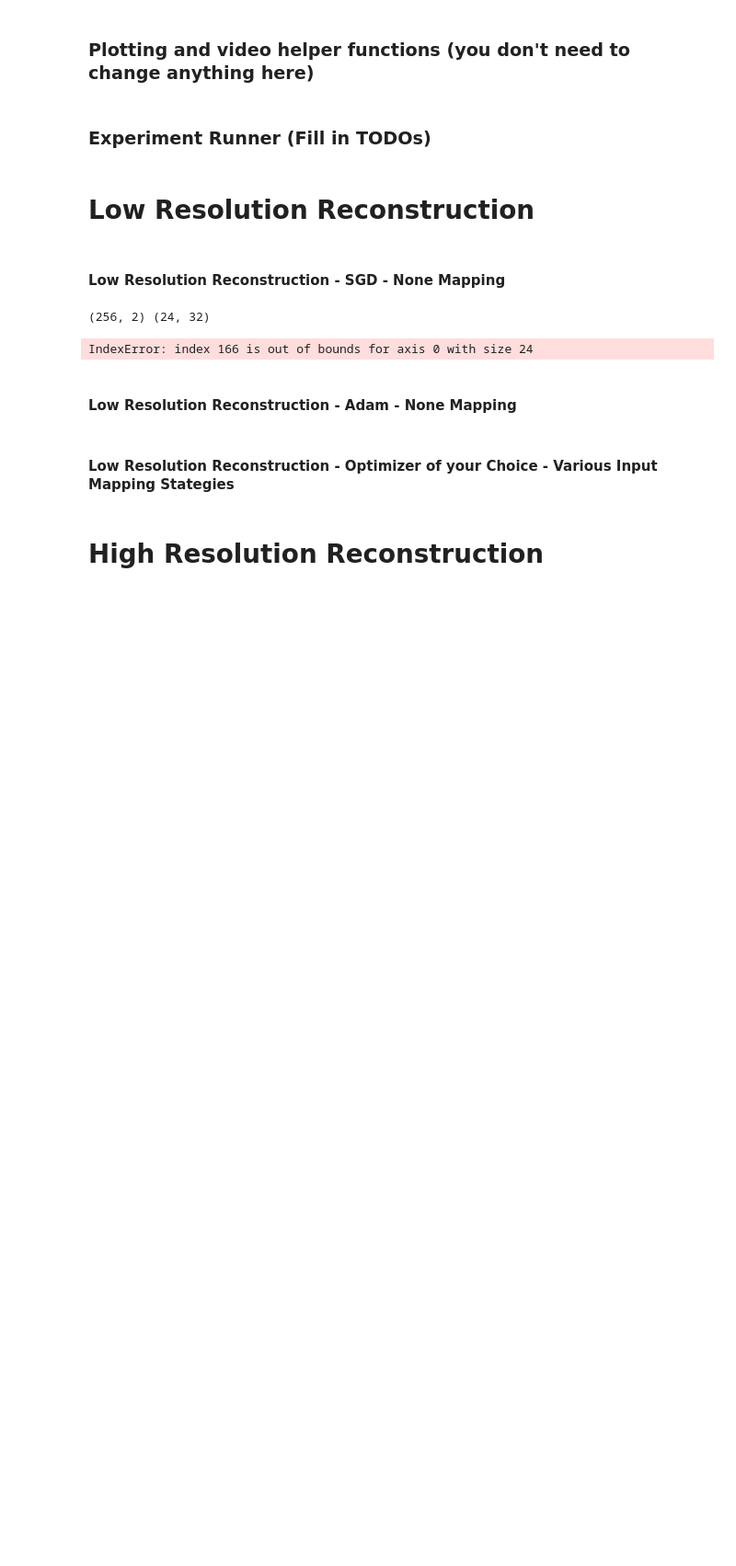
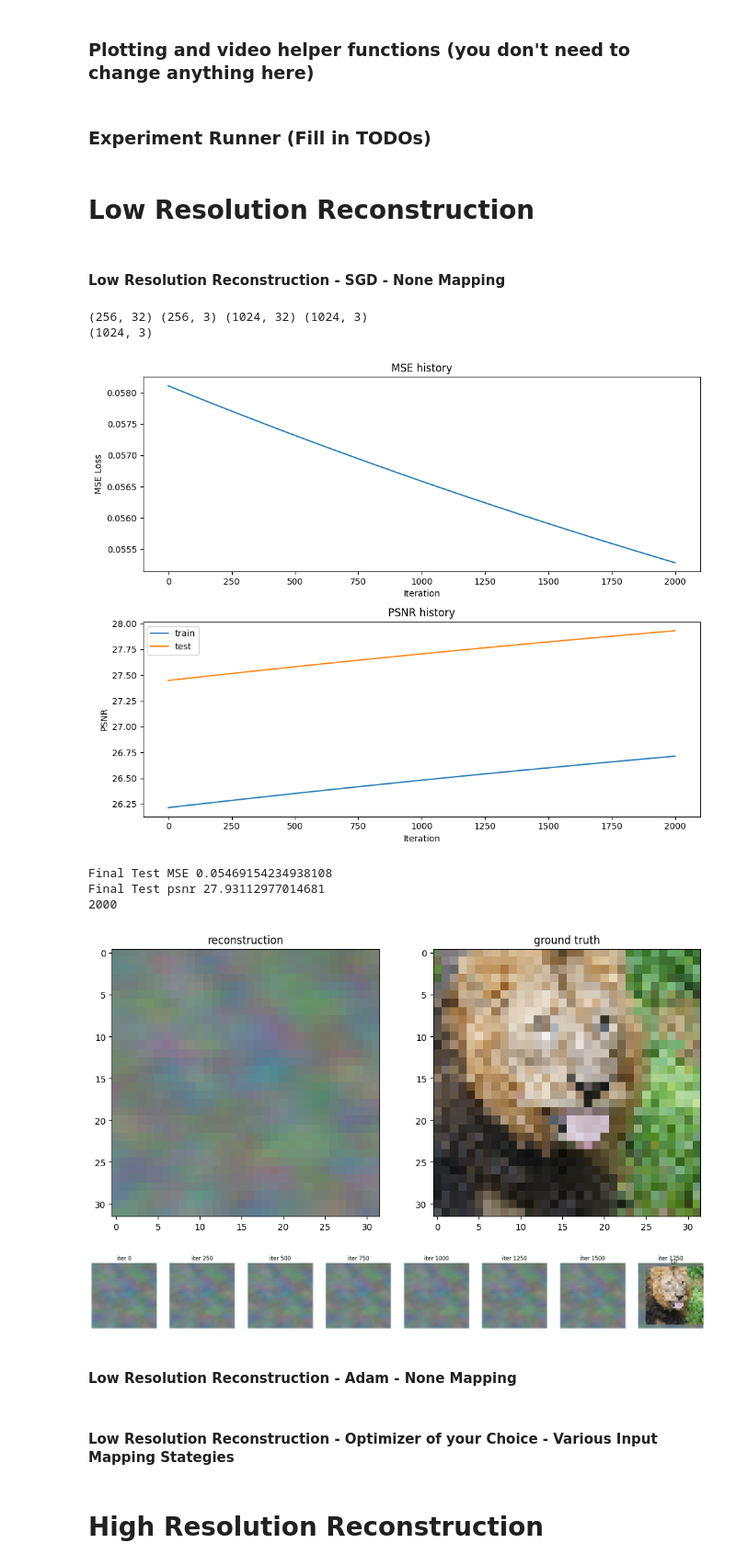
Before and after one commit to Slijeff/cs444, a Jupyter notebook: assignment2/neural_network.ipynb, the cells around one changed output. Shown at 92% size. Cells and saved outputs as stored; diff of their text form; code cells hidden in the pictures; blank space fills up the shorter version.

```diff
--- a/assignment2/neural_network.ipynb
+++ b/assignment2/neural_network.ipynb
@@ -141,9 +145,9 @@ Some suggested hyperparameter choices to help you start
 num_layers = 4
 hidden_size = 256
 hidden_sizes = [hidden_size] * (num_layers - 1)
-epochs = 1000
-learning_rate = 1e-4
-output_size = size
+epochs = 2000
+learning_rate = 1e-2
+output_size = 3
 B_dict = get_B_dict(size)
 
 print('B_dict items:')
@@ -299,6 +303,7 @@ def NN_experiment(X_train, y_train, X_test, y_test, input_size, num_layers,\
     train_loss = np.zeros(epochs)
     train_psnr = np.zeros(epochs)
     test_psnr = np.zeros(epochs)
+    print(y_test.shape)
     predicted_images = np.zeros((epochs, y_test.shape[0], y_test.shape[1]))
 
     # For each epoch...
@@ -307,27 +312,31 @@ def NN_experiment(X_train, y_train, X_test, y_test, input_size, num_layers,\
       # Shuffle the dataset
       # TODO implement this
       shuffle_indices = np.random.permutation(len(X_train))
-      print(X_train.shape, y_train.shape)
-      xtrain, ytrain, xtest, ytest = (
+
+      xtrain, ytrain = (
           X_train[shuffle_indices],
-          y_train[shuffle_indices],
-          X_test[shuffle_indices],
-          y_test[shuffle_indices]
+          y_train[shuffle_indices]
       )
+      # print(f"shuf shape: {xtrain.shape, ytrain.shape, xtest.shape, ytest.shape}")
 
       # Training
       # Run the forward pass of the model to get a prediction and record the psnr
-      res = net.forward(xtrain)
-      train_psnr[epoch] = psnr(y_train, res)
+      train_psnr[epoch] = psnr(ytrain, net.forward(xtrain))
 
       # Run the backward pass of the model to compute the loss, record the loss, and update the weights
-      loss = net.backward(y_train)
+      # nlr = 1 / (1 + 0.02 * epoch) * learning_rate
+      nlr = learning_rate
+      loss = net.backward(ytrain)
       train_loss[epoch] = loss
-      net.update(lr=learning_rate, opt=opt)
+      net.update(lr=nlr, opt=opt)
 
       # Testing
       # No need to run the backward pass here, just run the forward pass to compute and record the psnr
-      test_psnr[epoch] = net.forward(x_train)
+      res_test = net.forward(X_test)
+      test_psnr[epoch] = psnr(y_test, res_test)
+      predicted_images[epoch] = res_test
+
+
 
     return net, train_psnr, test_psnr, train_loss, predicted_images
 # %% [markdown]
@@ -337,21 +346,28 @@ def NN_experiment(X_train, y_train, X_test, y_test, input_size, num_layers,\
 # %%
 # get input features
 # TODO implement this by using the get_B_dict() and get_input_features() helper functions
-bdict = get_B_dict(size)
-X_train, y_train, X_test, y_test = get_input_features(bdict, 'none')
+X_train, y_train, X_test, y_test = get_input_features(B_dict, 'gauss_2.0')
+print(X_train.shape, y_train.shape, X_test.shape, y_test.shape)
 
 # run NN experiment on input features
 # TODO implement by using the NN_experiment() helper function
 net, train_psnr, test_psnr, train_loss, predicted_images = \
-NN_experiment(X_train, y_train, X_test, y_test, size, num_layers, hidden_size, hidden_sizes, output_size, epochs, learning_rate, 'SGD')
+NN_experiment(X_train, y_train, X_test, y_test, X_train.shape[1], num_layers, hidden_size, hidden_sizes, output_size, epochs, learning_rate, 'SGD')
 
 # plot results of experiment
 plot_training_curves(train_loss, train_psnr, test_psnr)
 plot_reconstruction(net.forward(X_test), y_test)
+print(len(predicted_images))
 plot_reconstruction_progress(predicted_images, y_test)
 # %% [output]
-(256, 2) (24, 32)
+(256, 32) (256, 3) (1024, 32) (1024, 3)
+(1024, 3)
+[figure, added]
-IndexError: index 166 is out of bounds for axis 0 with size 24
+Final Test MSE 0.05469154234938108
+Final Test psnr 27.93112977014681
+2000
+[figure, added]
+[figure, added]
 # %% [markdown]
 #### Low Resolution Reconstruction - Adam - None Mapping
 # %%
```
Also changed, not shown: parts of 3 cells of this notebook.
